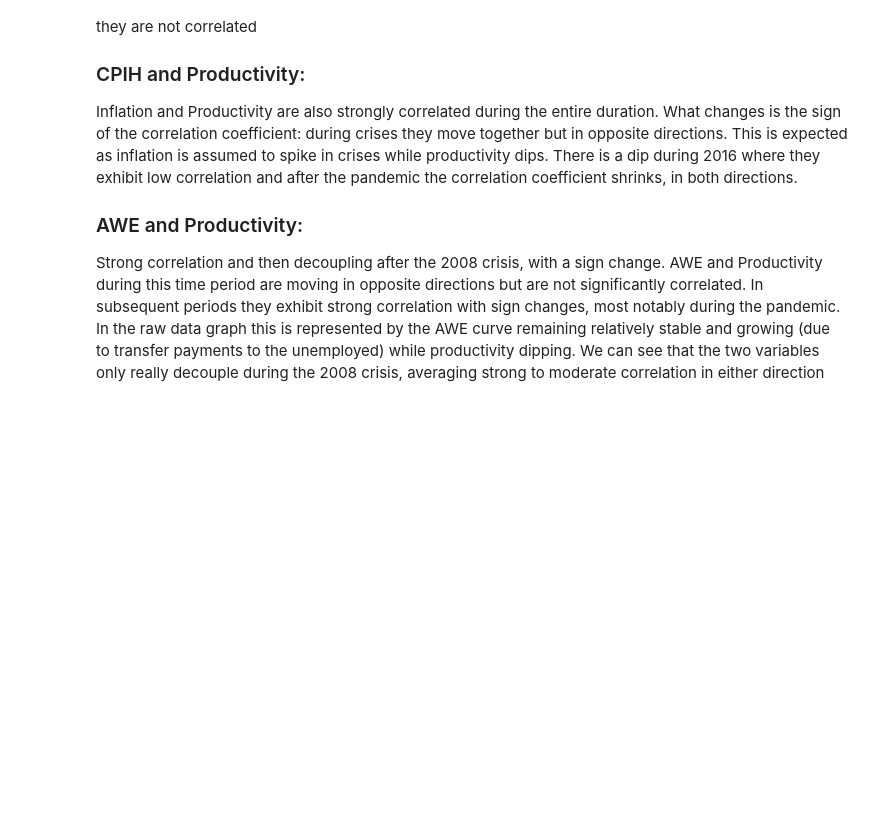
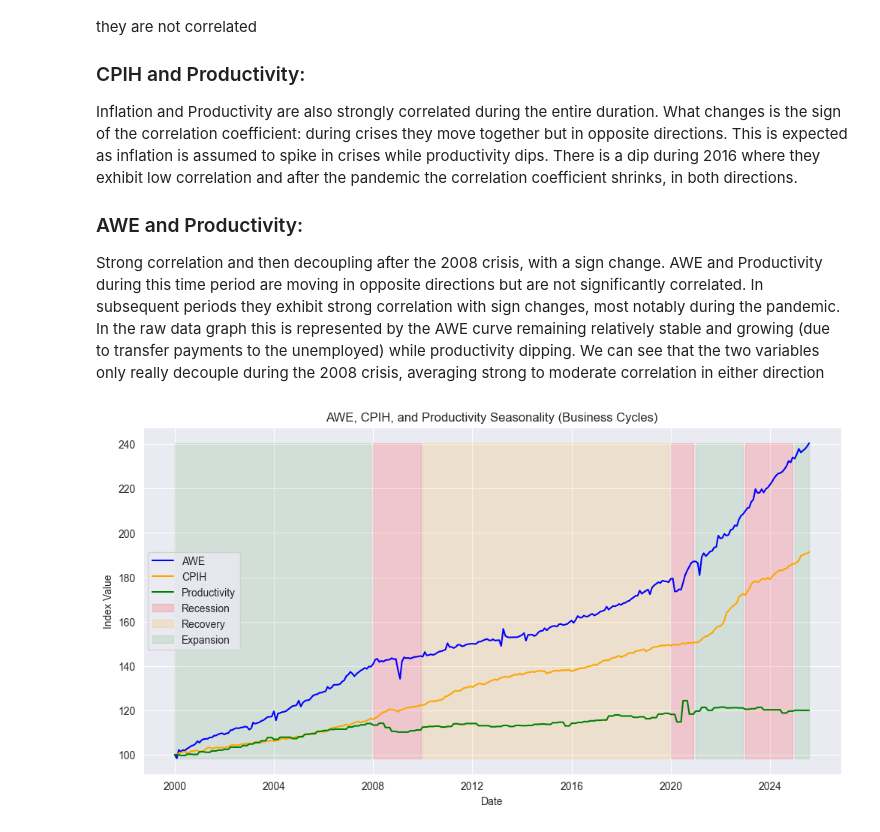
Before and after one commit to adrymmm/uk_inflation_wage_project, a Jupyter notebook: data_exploration.ipynb, the cells around one changed output. Drawn from its saved outputs; the diff is of its cells as text; code cells hidden in the pictures; blank space fills up the shorter version.

Commit message:
Added seasonality dummies for the business cycles and plotted a seasonal graph

```diff
--- a/data_exploration.ipynb
+++ b/data_exploration.ipynb
@@ -273,3 +273,65 @@ Inflation and Productivity are also strongly correlated during the entire durati
 
 ### AWE and Productivity:
 Strong correlation and then decoupling after the 2008 crisis, with a sign change. AWE and Productivity during this time period are moving in opposite directions but are not significantly correlated. In subsequent periods they exhibit strong correlation with sign changes, most notably during the pandemic. In the raw data graph this is represented by the AWE curve remaining relatively stable and growing (due to transfer payments to the unemployed) while productivity dipping. We can see that the two variables only really decouple during the 2008 crisis, averaging strong to moderate correlation in either direction
+# %%
+# Seasonal Plots
+# 2000-2007 Expansion
+# 2008-2009 Recession
+# 2010-2019 Recovery
+# 2020 Recession
+# 2021-2022 Expansion
+# 2023-2024 Recession
+# 2025 Expansion
+ts_season = ts_prod.copy()
+
+# Expansion dummy column is 1 if between expansion year range
+ts_season['Expansion'] = ((ts_season.index.year.isin(range(2000,2008)) |
+                           (ts_season.index.year.isin([2021, 2022])) |
+                            (ts_season.index.year.isin([2025])))).astype(int)
+
+# Recession dummy column is 1 if between expansion year range
+ts_season['Recession'] = ((ts_season.index.year.isin([2008, 2009])) |
+                        (ts_season.index.year.isin([2020])) |
+                        (ts_season.index.year.isin([2023, 2024]))).astype(int)
+
+# Recovery dummy column is 1 if between expansion year range
+ts_season['Recovery'] = (ts_season.index.year.isin(range(2010,2020))).astype(int)
+
+# Creating column list to loop over
+col_list = [('CPIH','CPIH_norm'), ('AWE','AWE_norm'), ('Productivity', 'PROD_norm')]
+
+# Creating a copy of the data frame
+ts_season_norm = ts_season.copy()
+
+# Looping over the column and the label to normalize each column in new df
+for col, label in col_list:
+    ts_season_norm[norm] = ts_season[col].transform(lambda x: x / x.iloc[0] * 100)
+
+plt.figure(figsize=(12,6))
+
+# Plotting each variable
+plt.plot(ts_season_norm.index, ts_season_norm['AWE_norm'], label='AWE', color='blue')
+plt.plot(ts_season_norm.index, ts_season_norm['CPIH_norm'], label='CPIH', color='orange')
+plt.plot(ts_season_norm.index, ts_season_norm['PROD_norm'], label='Productivity', color='green')
+
+# Shading each phase of business cycle
+# Recession
+plt.fill_between(ts_season_norm.index, ts_season_norm[['AWE_norm','CPIH_norm','PROD_norm']].min().min(),
+                 ts_season_norm[['AWE_norm','CPIH_norm','PROD_norm']].max().max(),
+                 where=ts_season_norm['Recession']==1, color='red', alpha=0.15, label='Recession')
+# Recovery
+plt.fill_between(ts_season_norm.index, ts_season_norm[['AWE_norm','CPIH_norm','PROD_norm']].min().min(),
+                 ts_season_norm[['AWE_norm','CPIH_norm','PROD_norm']].max().max(),
+                 where=ts_season_norm['Recovery']==1, color='orange', alpha=0.15, label='Recovery')
+# Expansion
+plt.fill_between(ts_season_norm.index, ts_season_norm[['AWE_norm','CPIH_norm','PROD_norm']].min().min(),
+                 ts_season_norm[['AWE_norm','CPIH_norm','PROD_norm']].max().max(),
+                 where=ts_season_norm['Expansion']==1, color='green', alpha=0.1, label='Expansion')
+
+plt.title('AWE, CPIH, and Productivity Seasonality (Business Cycles)')
+plt.xlabel('Date')
+plt.ylabel('Index Value')
+plt.legend()
+plt.show()
+# %% [output]
+[figure, added]
```
Also changed, not shown: parts of 1 cell of this notebook.
